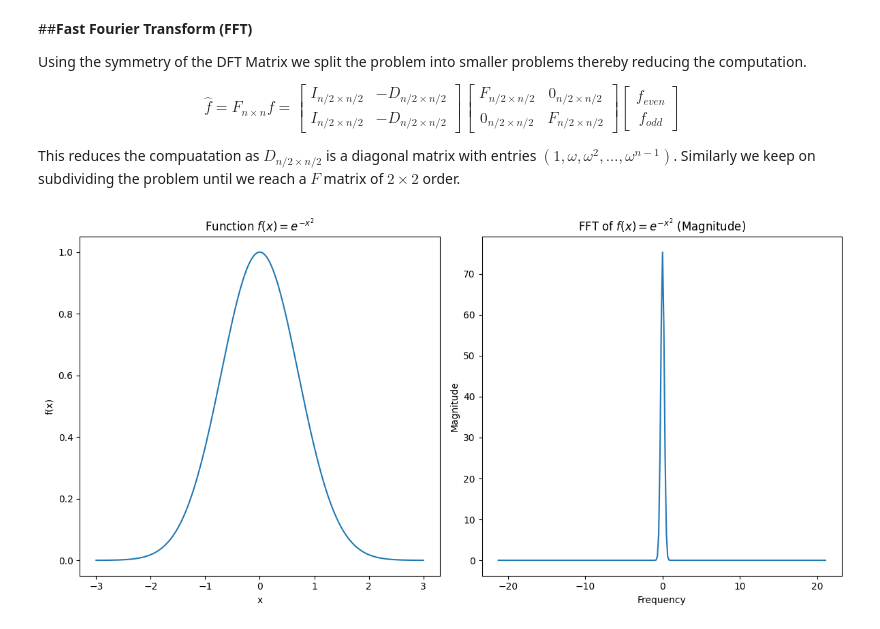
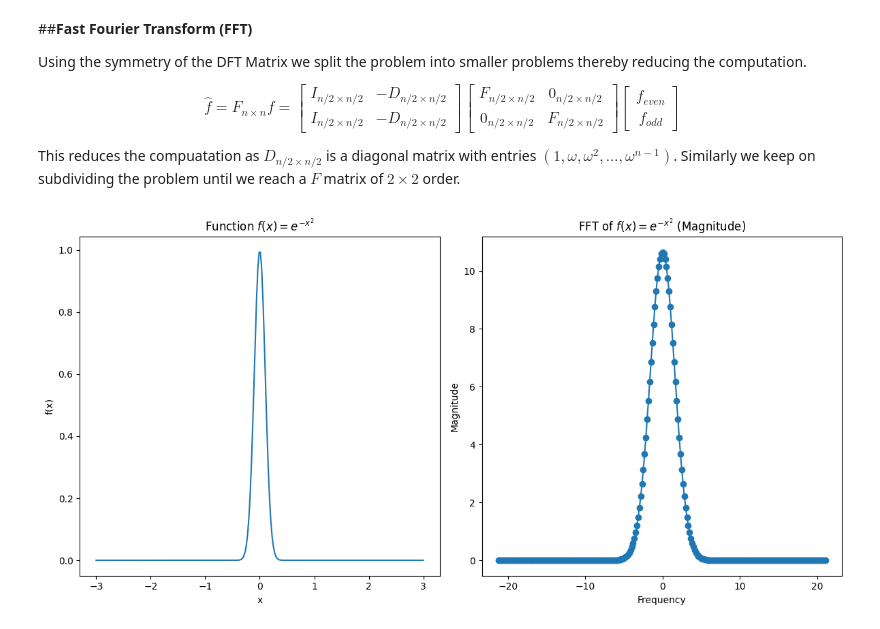
Before and after one commit to navgaur/Mathematical-Physics-III, a Jupyter notebook: Fourier_Trans_UGCF.ipynb, the cells around one changed output. Cells and saved outputs as stored; diff of their text form; code cells hidden in the pictures.

```diff
--- a/Fourier_Trans_UGCF.ipynb
+++ b/Fourier_Trans_UGCF.ipynb
@@ -139,35 +139,37 @@ N = 256          # Number of sample points
 x = np.linspace(-L, L, N)  # x values
 
 # Define the function
-f_x = np.exp(-x**2)
+f_x = np.exp(-x**2/0.02)
 
 # Compute the FFT
 fft_result = np.fft.fft(f_x)
 fft_freqs = np.fft.fftfreq(N, d=(x[1] - x[0]))  # Create Frequency bins needed for plotting
 
 # Shift FFT for centered frequency plot
 # This shifting is required to order the frequencies so that a plot can be made
 fft_result_shifted = np.fft.fftshift(fft_result)
 fft_freqs_shifted = np.fft.fftshift(fft_freqs)
 
 # Plot the function and its FFT magnitude
 plt.figure(figsize=(12, 6))
 
 # Original function plot
 plt.subplot(1, 2, 1)
 plt.plot(x, f_x)
 plt.title("Function $f(x) = e^{-x^2}$")
 plt.xlabel("x")
 plt.ylabel("f(x)")
 
 # FFT result plot (magnitude)
 plt.subplot(1, 2, 2)
 plt.plot(fft_freqs_shifted, np.abs(fft_result_shifted))
+plt.scatter(fft_freqs, np.abs(fft_result))
+
 plt.title("FFT of $f(x) = e^{-x^2}$ (Magnitude)")
 plt.xlabel("Frequency")
 plt.ylabel("Magnitude")
 
 plt.tight_layout()
 plt.show()
 # %% [output]
-[figure, old version]
+[figure, new version]
```
